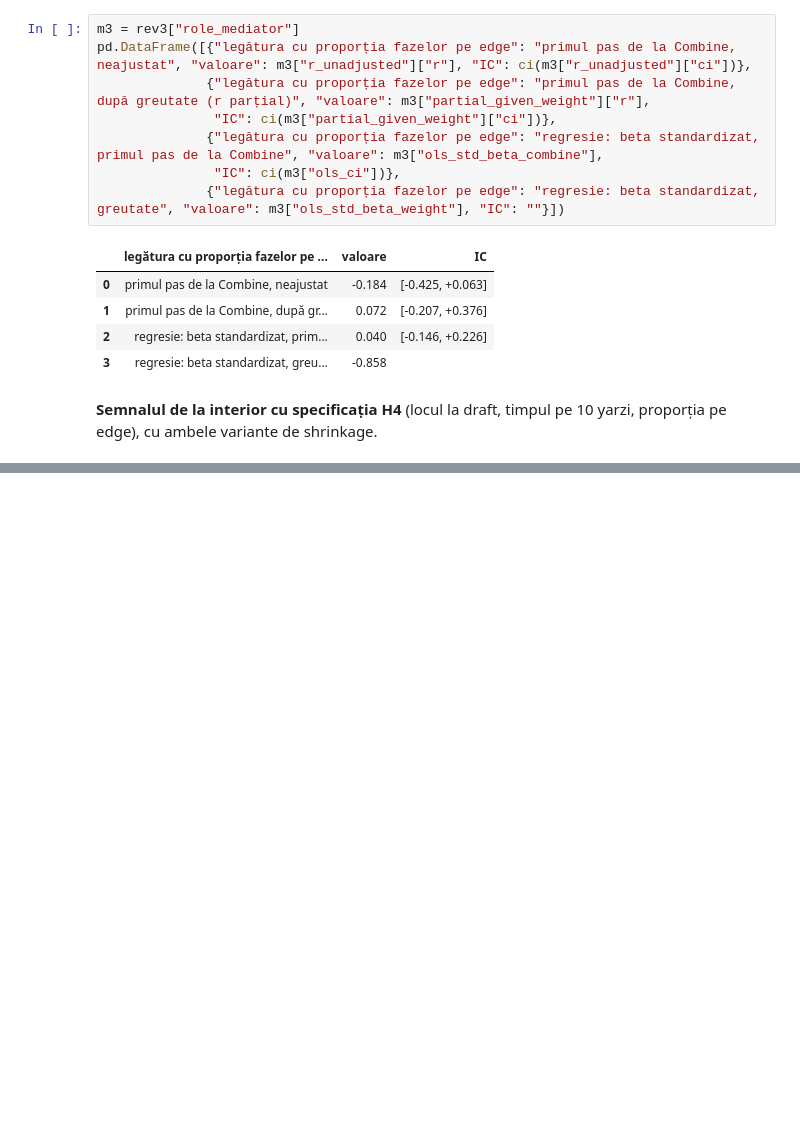
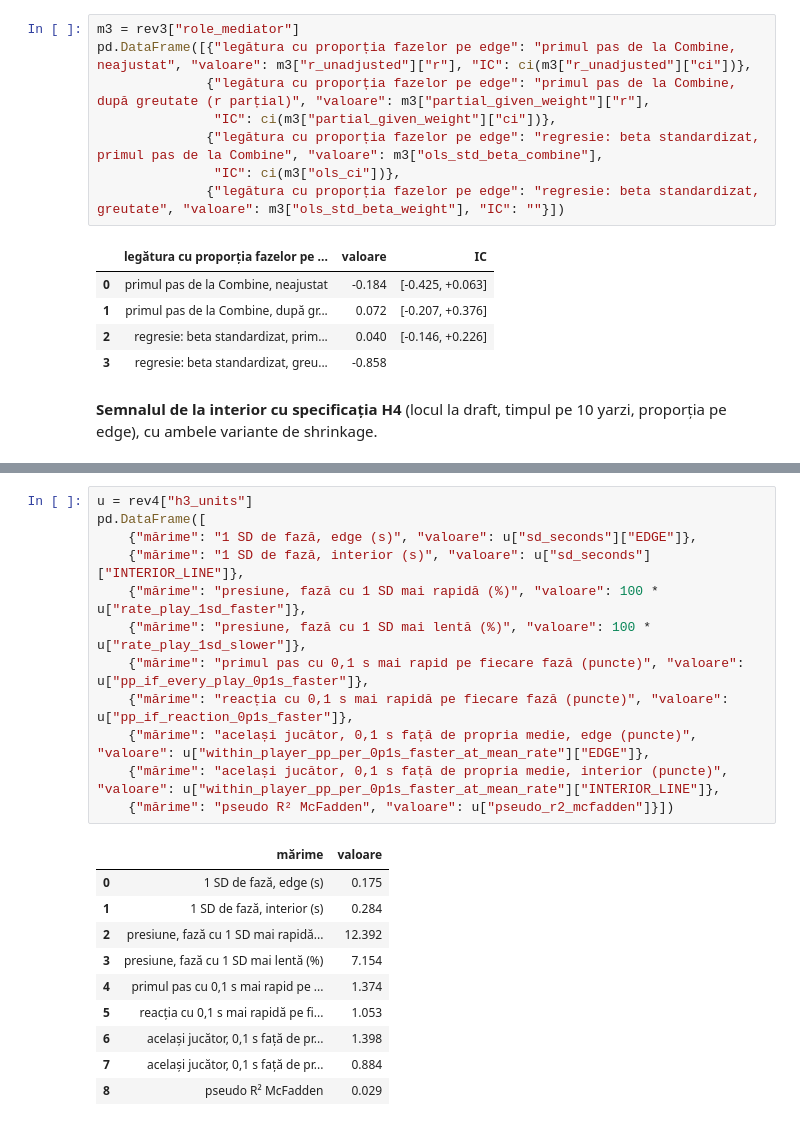
Before and after one commit to Nasalciuc/NFL-Hacktone-2026, a Jupyter notebook: dl_first_step/review_notebook.ipynb, the cells around one changed output, grey strips where cells are left out. Cells and saved outputs as stored; diff of their text form; blank space fills up the shorter version.

```diff
--- a/dl_first_step/review_notebook.ipynb
+++ b/dl_first_step/review_notebook.ipynb
@@ -552,0 +568,23 @@ pd.DataFrame(rows)
+# %%
+u = rev4["h3_units"]
+pd.DataFrame([
+    {"mărime": "1 SD de fază, edge (s)", "valoare": u["sd_seconds"]["EDGE"]},
+    {"mărime": "1 SD de fază, interior (s)", "valoare": u["sd_seconds"]["INTERIOR_LINE"]},
+    {"mărime": "presiune, fază cu 1 SD mai rapidă (%)", "valoare": 100 * u["rate_play_1sd_faster"]},
+    {"mărime": "presiune, fază cu 1 SD mai lentă (%)", "valoare": 100 * u["rate_play_1sd_slower"]},
+    {"mărime": "primul pas cu 0,1 s mai rapid pe fiecare fază (puncte)", "valoare": u["pp_if_every_play_0p1s_faster"]},
+    {"mărime": "reacția cu 0,1 s mai rapidă pe fiecare fază (puncte)", "valoare": u["pp_if_reaction_0p1s_faster"]},
+    {"mărime": "același jucător, 0,1 s față de propria medie, edge (puncte)", "valoare": u["within_player_pp_per_0p1s_faster_at_mean_rate"]["EDGE"]},
+    {"mărime": "același jucător, 0,1 s față de propria medie, interior (puncte)", "valoare": u["within_player_pp_per_0p1s_faster_at_mean_rate"]["INTERIOR_LINE"]},
+    {"mărime": "pseudo R² McFadden", "valoare": u["pseudo_r2_mcfadden"]}])
+# %% [output]
+|  | mărime | valoare |
+| 0 | 1 SD de fază, edge (s) | 0.175 |
+| 1 | 1 SD de fază, interior (s) | 0.284 |
+| 2 | presiune, fază cu 1 SD mai rapidă... | 12.392 |
+| 3 | presiune, fază cu 1 SD mai lentă (%) | 7.154 |
+| 4 | primul pas cu 0,1 s mai rapid pe ... | 1.374 |
+| 5 | reacția cu 0,1 s mai rapidă pe fi... | 1.053 |
+| 6 | același jucător, 0,1 s față de pr... | 1.398 |
+| 7 | același jucător, 0,1 s față de pr... | 0.884 |
+| 8 | pseudo R² McFadden | 0.029 |
```
Also changed, not shown: parts of 15 cells of this notebook, 14 other files.
